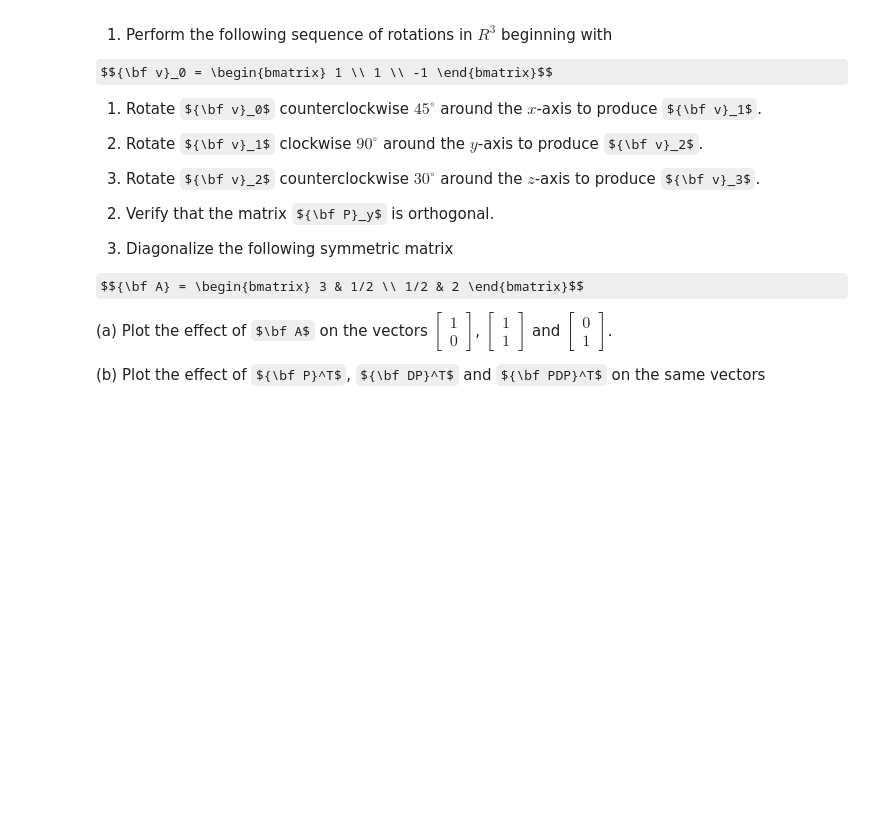
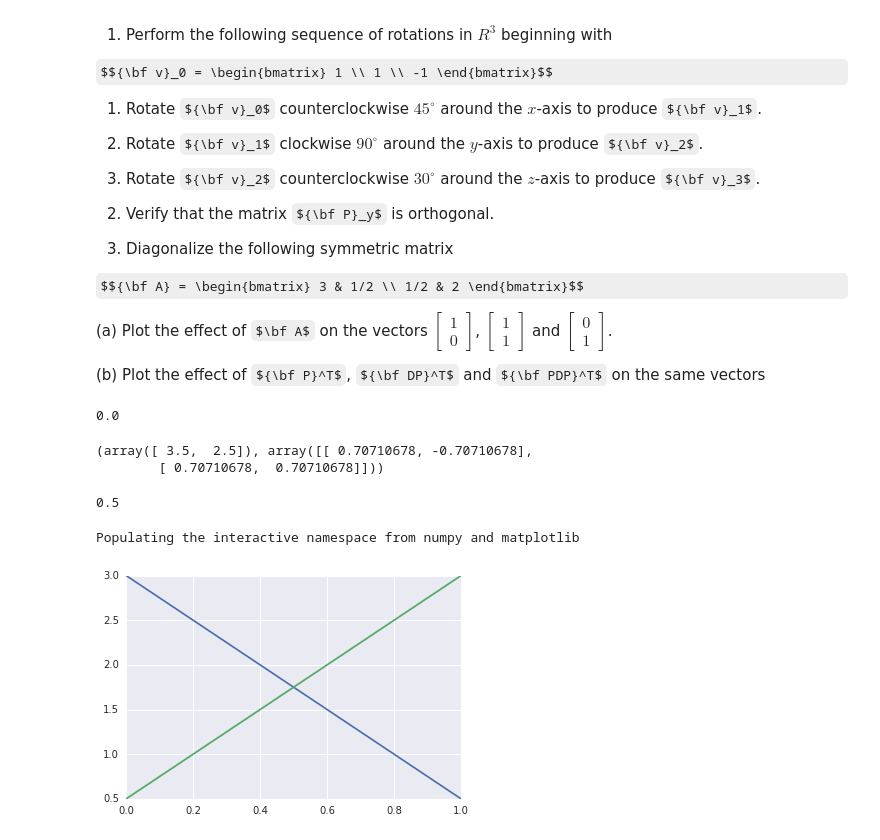
Before and after one commit to jonhilgart22/Galvanize-Linear-Algebra, a Jupyter notebook: week4/4.3/DSCI6001-4.3.Lecture-Jonathan-Hilgart.ipynb, the cells around one changed output. Cells and saved outputs as stored; diff of their text form; code cells hidden in the pictures; some formulas as TeX source; blank space fills up the shorter version.

```diff
--- a/week4/4.3/DSCI6001-4.3.Lecture-Jonathan-Hilgart.ipynb
+++ b/week4/4.3/DSCI6001-4.3.Lecture-Jonathan-Hilgart.ipynb
@@ -314,0 +317,33 @@ $${\bf A} = \begin{bmatrix} 3 & 1/2 \\ 1/2 & 2 \end{bmatrix}$$
+# %%
+3.5**2-6*3.5+9-.25
+# %% [output]
+0.0
+# %%
+A = np.array([[3,.5],
+             [.5,3]])
+vec_1=np.array([[1],
+               [0]])
+vec_2 = np.array([[1],
+                 [1]])
+vec_3 = np.array([[0],
+                 [1]])
+P_1 = np.array([[.7071068,-.7071068],
+             [.7071068,.7071068]])
+D = np.array([3.5],
+            [2.5])
+# %%
+np.linalg.eig(A)
+# %% [output]
+(array([ 3.5,  2.5]), array([[ 0.70710678, -0.70710678],
+        [ 0.70710678,  0.70710678]]))
+# %%
+3.5*3.5-6*3.5+1/4+9
+# %% [output]
+0.5
+# %%
+import seaborn as sns
+%pylab inline
+plt.plot(A);
+# %% [output]
+Populating the interactive namespace from numpy and matplotlib
+[figure, added]
```
Also changed, not shown: parts of 10 cells of this notebook, 1 other file.
